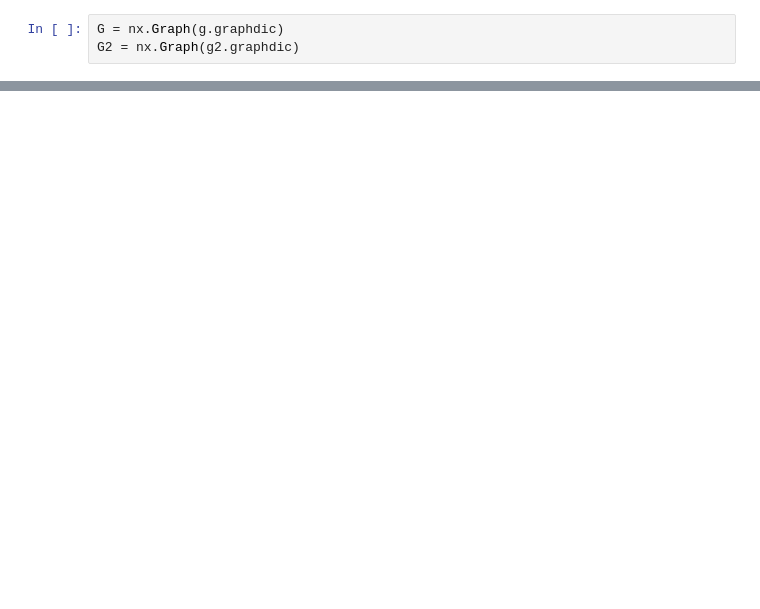
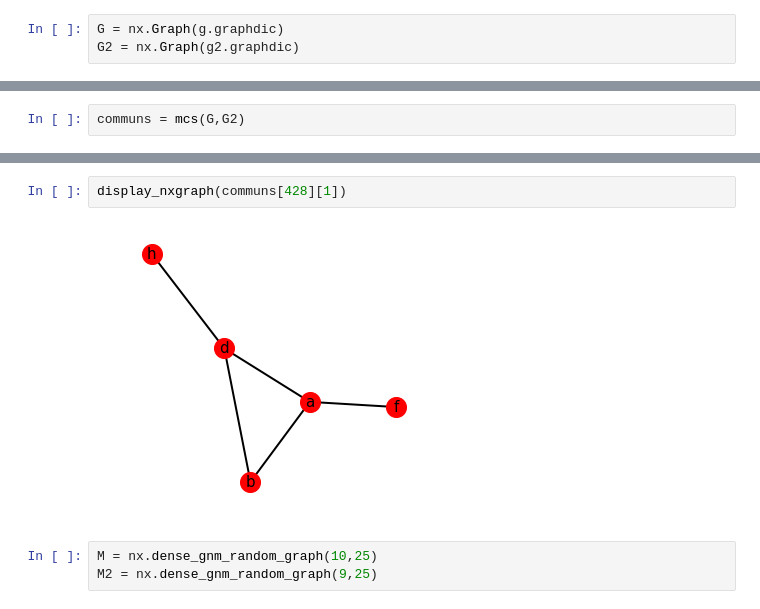
Before and after one commit to AleksMa/Python_Maximum_Common_Induced_Subgraph, a Jupyter notebook: demo.ipynb, the cells around one changed output, grey strips where cells are left out. Cells and saved outputs as stored; diff of their text form; blank space fills up the shorter version.

```diff
--- a/demo.ipynb
+++ b/demo.ipynb
@@ -58,0 +99,2 @@ plt.figure()
+# %%
+communs = mcs(G,G2)
@@ -58,0 +128,7 @@ plt.figure()
+# %%
+display_nxgraph(communs[428][1])
+# %% [output]
+[figure, added]
+# %%
+M = nx.dense_gnm_random_graph(10,25)
+M2 = nx.dense_gnm_random_graph(9,25)
```
Also changed, not shown: parts of 34 cells of this notebook, 1 other file.
